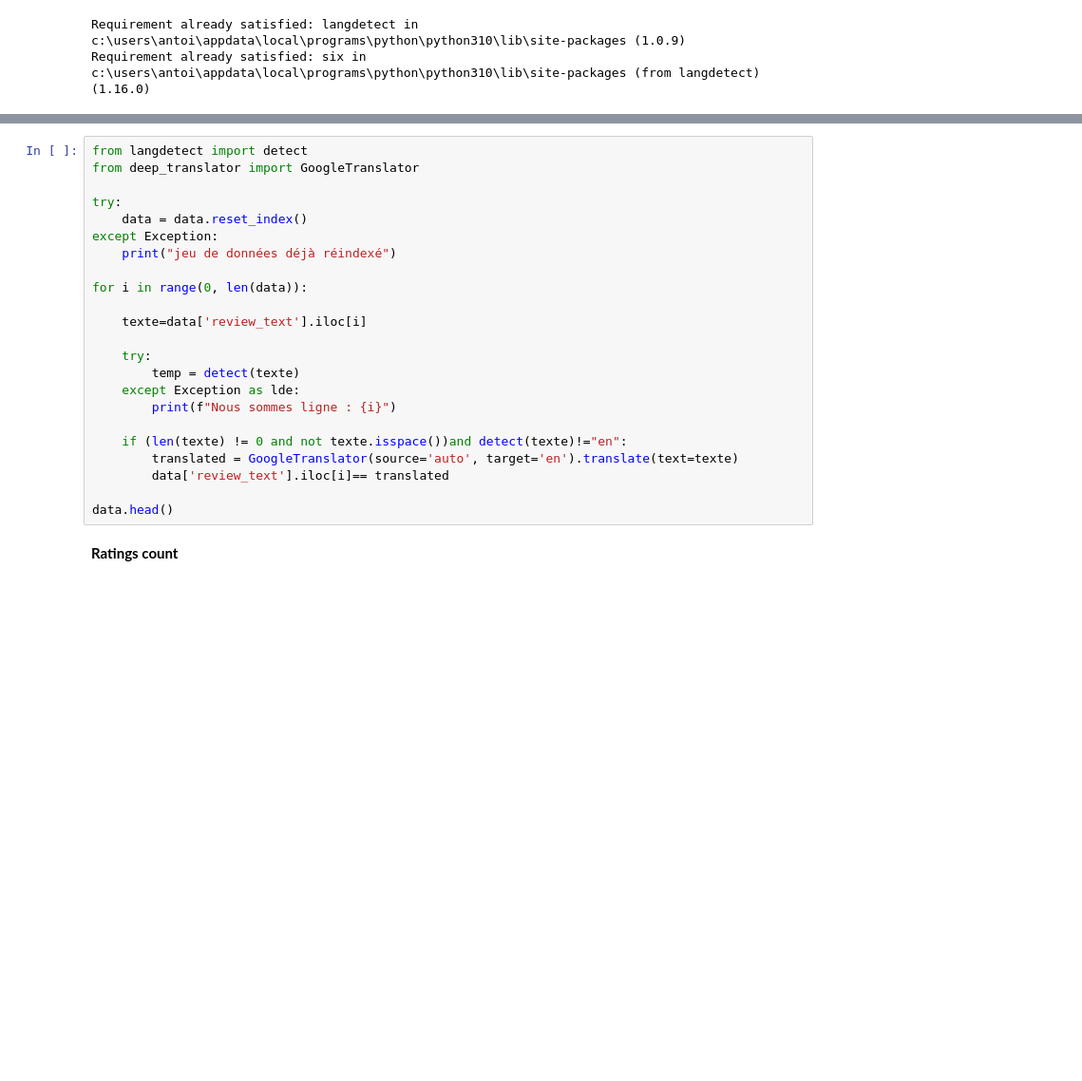
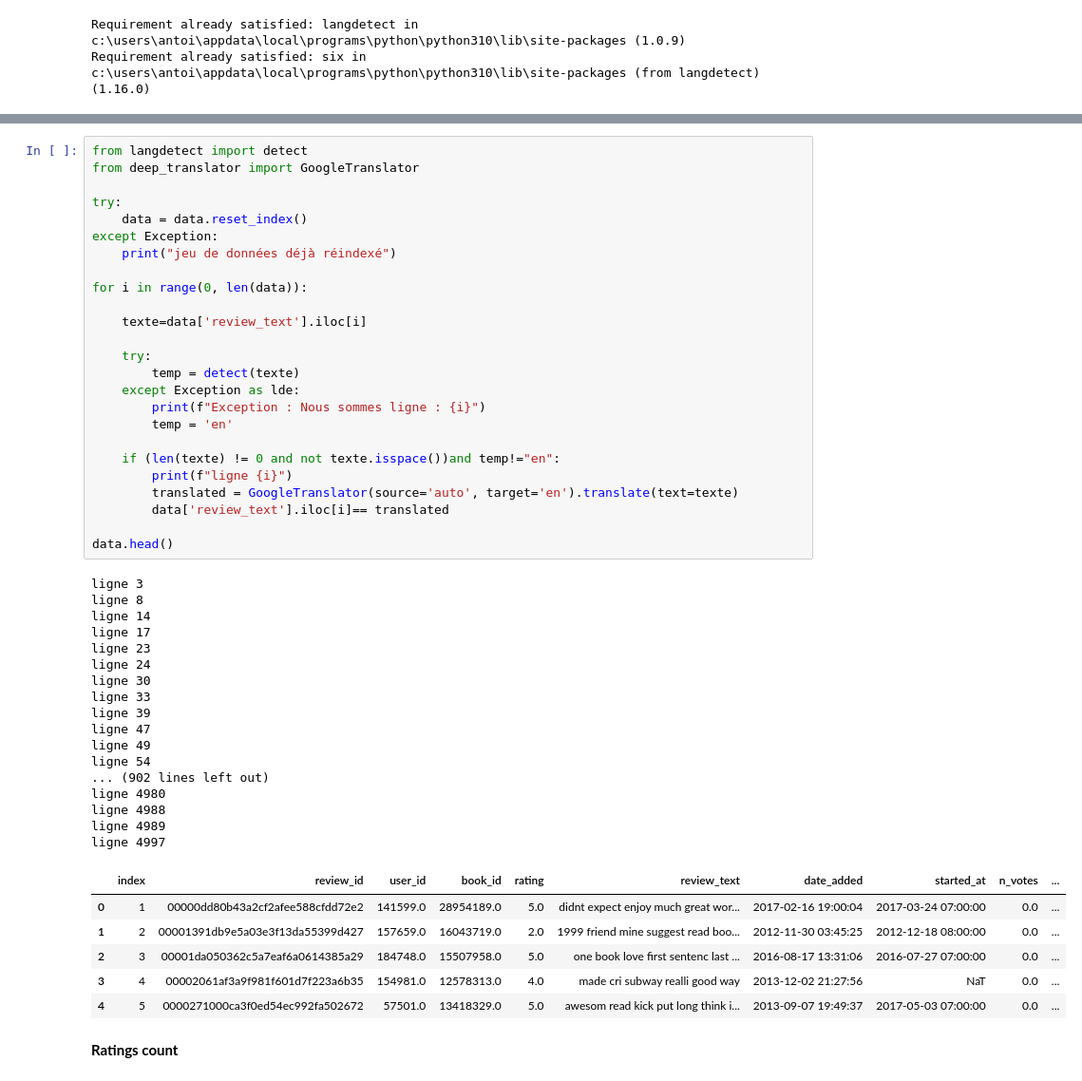
Before and after one commit to Benjouzz/DS50_backend, a Jupyter notebook: ds50-nlp.ipynb, the cells around one changed output, grey strips where cells are left out. Shown at 95% size. Drawn from its saved outputs; the diff is of its cells as text; blank space fills up the shorter version.

```diff
--- a/ds50-nlp.ipynb
+++ b/ds50-nlp.ipynb
@@ -223,26 +222,52 @@ not bad
 # %%
 from langdetect import detect
 from deep_translator import GoogleTranslator
 
 try:
     data = data.reset_index()
 except Exception:
     print("jeu de données déjà réindexé")
 
 for i in range(0, len(data)):
 
     texte=data['review_text'].iloc[i]
 
     try:
         temp = detect(texte)
     except Exception as lde:
-        print(f"Nous sommes ligne : {i}")
+        print(f"Exception : Nous sommes ligne : {i}")
+        temp = 'en'
 
-    if (len(texte) != 0 and not texte.isspace())and detect(texte)!="en":
+    if (len(texte) != 0 and not texte.isspace())and temp!="en":
+        print(f"ligne {i}")
         translated = GoogleTranslator(source='auto', target='en').translate(text=texte)
         data['review_text'].iloc[i]== translated
 
 data.head()
+# %% [output]
+ligne 3
+ligne 8
+ligne 14
+ligne 17
+ligne 23
+ligne 24
+ligne 30
+ligne 33
+ligne 39
+ligne 47
+ligne 49
+ligne 54
+... (902 lines left out)
+ligne 4980
+ligne 4988
+ligne 4989
+ligne 4997
+|  | index | review_id | user_id | book_id | rating | review_text | date_added | started_at | n_votes | ... |
+| 0 | 1 | 00000dd80b43a2cf2afee588cfdd72e2 | 141599.0 | 28954189.0 | 5.0 | didnt expect enjoy much great wor... | 2017-02-16 19:00:04 | 2017-03-24 07:00:00 | 0.0 | ... |
+| 1 | 2 | 00001391db9e5a03e3f13da55399d427 | 157659.0 | 16043719.0 | 2.0 | 1999 friend mine suggest read boo... | 2012-11-30 03:45:25 | 2012-12-18 08:00:00 | 0.0 | ... |
+| 2 | 3 | 00001da050362c5a7eaf6a0614385a29 | 184748.0 | 15507958.0 | 5.0 | one book love first sentenc last ... | 2016-08-17 13:31:06 | 2016-07-27 07:00:00 | 0.0 | ... |
+| 3 | 4 | 00002061af3a9f981f601d7f223a6b35 | 154981.0 | 12578313.0 | 4.0 | made cri subway realli good way | 2013-12-02 21:27:56 | NaT | 0.0 | ... |
+| 4 | 5 | 0000271000ca3f0ed54ec992fa502672 | 57501.0 | 13418329.0 | 5.0 | awesom read kick put long think i... | 2013-09-07 19:49:37 | 2017-05-03 07:00:00 | 0.0 | ... |
 # %% [markdown]
 **Ratings count**
 # %%
```
Also changed, not shown: parts of 14 cells of this notebook.
